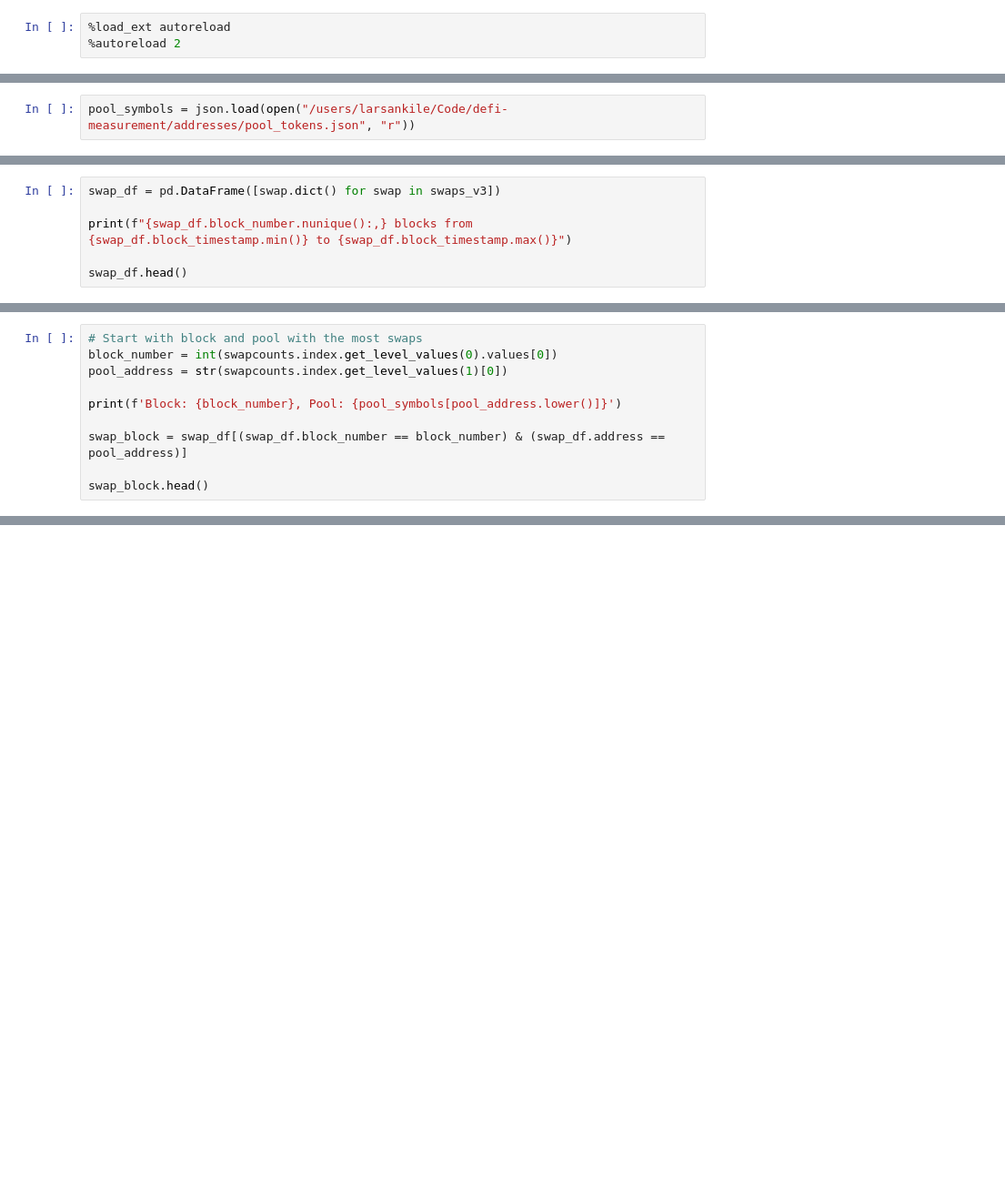
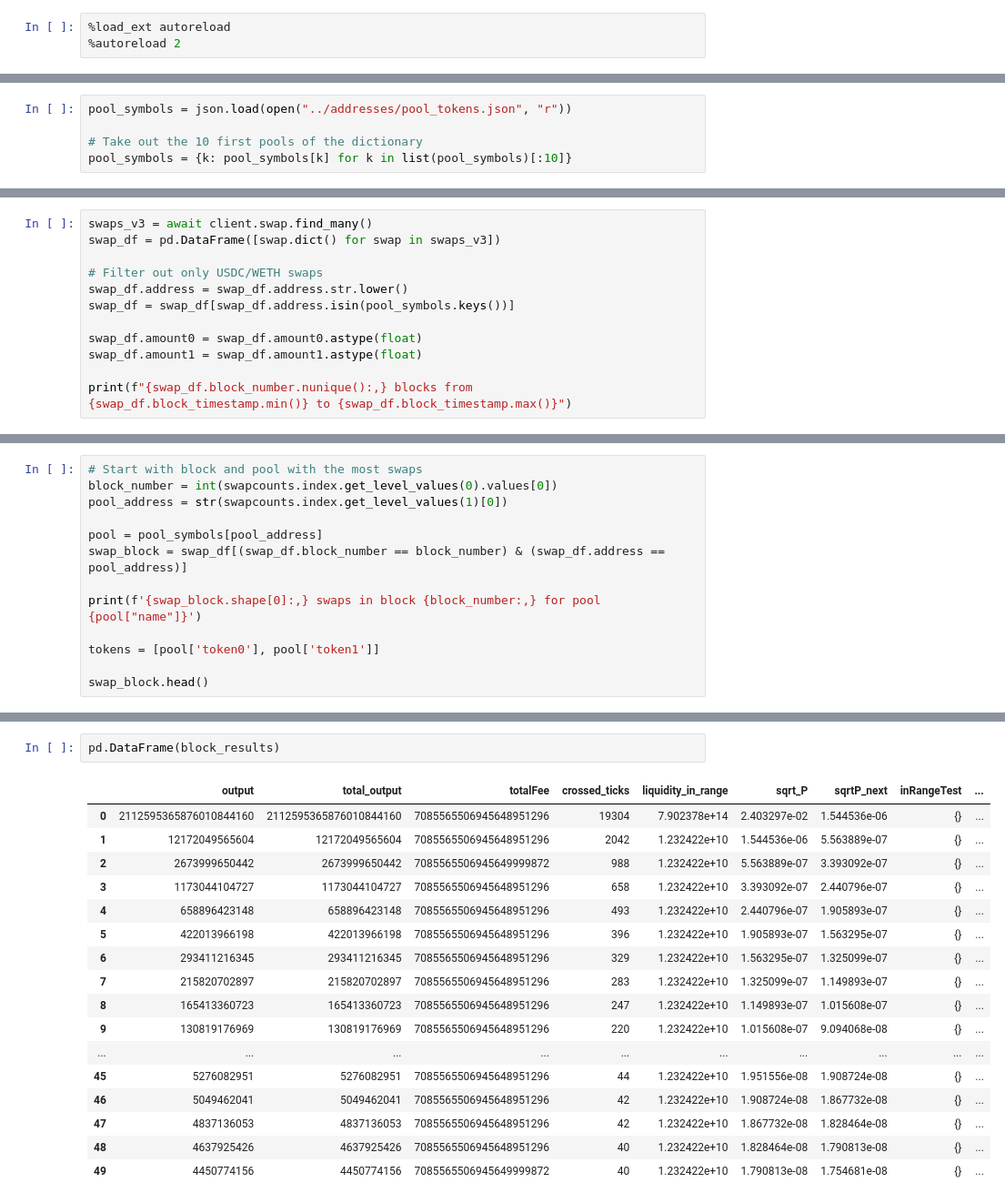
Before and after one commit to ankile/defi-measurement, a Jupyter notebook: experiments/volatility_metric.ipynb, the cells around one changed output, grey strips where cells are left out. Shown at 91% size. Cells and saved outputs as stored; diff of their text form; blank space fills up the shorter version.

```diff
--- a/experiments/volatility_metric.ipynb
+++ b/experiments/volatility_metric.ipynb
@@ -28,5 +30,8 @@ assert postgres_uri is not None
-# %%
-pool_symbols = json.load(open("/users/larsankile/Code/defi-measurement/addresses/pool_tokens.json", "r"))
+# %%
+pool_symbols = json.load(open("../addresses/pool_tokens.json", "r"))
+
+# Take out the 10 first pools of the dictionary
+pool_symbols = {k: pool_symbols[k] for k in list(pool_symbols)[:10]}
 # %%
 client = Prisma()
 await client.connect()
@@ -37,7 +42,13 @@ swaps_v3 = await client.swap.find_many()
 # %%
+swaps_v3 = await client.swap.find_many()
 swap_df = pd.DataFrame([swap.dict() for swap in swaps_v3])
 
+# Filter out only USDC/WETH swaps
+swap_df.address = swap_df.address.str.lower()
+swap_df = swap_df[swap_df.address.isin(pool_symbols.keys())]
+
+swap_df.amount0 = swap_df.amount0.astype(float)
+swap_df.amount1 = swap_df.amount1.astype(float)
+
 print(f"{swap_df.block_number.nunique():,} blocks from {swap_df.block_timestamp.min()} to {swap_df.block_timestamp.max()}")
-
-swap_df.head()
 # %% [output]
@@ -72,9 +76,12 @@ More than 4 swaps: 2,130 / 281,369 (0.76%)
 block_number = int(swapcounts.index.get_level_values(0).values[0])
 pool_address = str(swapcounts.index.get_level_values(1)[0])
 
-print(f'Block: {block_number}, Pool: {pool_symbols[pool_address.lower()]}')
-
+pool = pool_symbols[pool_address]
 swap_block = swap_df[(swap_df.block_number == block_number) & (swap_df.address == pool_address)]
 
+print(f'{swap_block.shape[0]:,} swaps in block {block_number:,} for pool {pool["name"]}')
+
+tokens = [pool['token0'], pool['token1']]
+
 swap_block.head()
 # %% [output]
@@ -89,0 +210,20 @@ Changing pool to lowercase
+# %%
+pd.DataFrame(block_results)
+# %% [output]
+|  | output | total_output | totalFee | crossed_ticks | liquidity_in_range | sqrt_P | sqrtP_next | inRangeTest | ... |
+| 0 | 2112595365876010844160 | 2112595365876010844160 | 7085565506945648951296 | 19304 | 7.902378e+14 | 2.403297e-02 | 1.544536e-06 | {} | ... |
+| 1 | 12172049565604 | 12172049565604 | 7085565506945648951296 | 2042 | 1.232422e+10 | 1.544536e-06 | 5.563889e-07 | {} | ... |
+| 2 | 2673999650442 | 2673999650442 | 7085565506945649999872 | 988 | 1.232422e+10 | 5.563889e-07 | 3.393092e-07 | {} | ... |
+| 3 | 1173044104727 | 1173044104727 | 7085565506945648951296 | 658 | 1.232422e+10 | 3.393092e-07 | 2.440796e-07 | {} | ... |
+| 4 | 658896423148 | 658896423148 | 7085565506945648951296 | 493 | 1.232422e+10 | 2.440796e-07 | 1.905893e-07 | {} | ... |
+| 5 | 422013966198 | 422013966198 | 7085565506945648951296 | 396 | 1.232422e+10 | 1.905893e-07 | 1.563295e-07 | {} | ... |
+| 6 | 293411216345 | 293411216345 | 7085565506945648951296 | 329 | 1.232422e+10 | 1.563295e-07 | 1.325099e-07 | {} | ... |
+| 7 | 215820702897 | 215820702897 | 7085565506945648951296 | 283 | 1.232422e+10 | 1.325099e-07 | 1.149893e-07 | {} | ... |
+| 8 | 165413360723 | 165413360723 | 7085565506945648951296 | 247 | 1.232422e+10 | 1.149893e-07 | 1.015608e-07 | {} | ... |
+| 9 | 130819176969 | 130819176969 | 7085565506945648951296 | 220 | 1.232422e+10 | 1.015608e-07 | 9.094068e-08 | {} | ... |
+| ... | ... | ... | ... | ... | ... | ... | ... | ... | ... |
+| 45 | 5276082951 | 5276082951 | 7085565506945648951296 | 44 | 1.232422e+10 | 1.951556e-08 | 1.908724e-08 | {} | ... |
+| 46 | 5049462041 | 5049462041 | 7085565506945648951296 | 42 | 1.232422e+10 | 1.908724e-08 | 1.867732e-08 | {} | ... |
+| 47 | 4837136053 | 4837136053 | 7085565506945648951296 | 42 | 1.232422e+10 | 1.867732e-08 | 1.828464e-08 | {} | ... |
+| 48 | 4637925426 | 4637925426 | 7085565506945648951296 | 40 | 1.232422e+10 | 1.828464e-08 | 1.790813e-08 | {} | ... |
+| 49 | 4450774156 | 4450774156 | 7085565506945649999872 | 40 | 1.232422e+10 | 1.790813e-08 | 1.754681e-08 | {} | ... |
```
Also changed, not shown: parts of 14 cells of this notebook, 5 other files.
